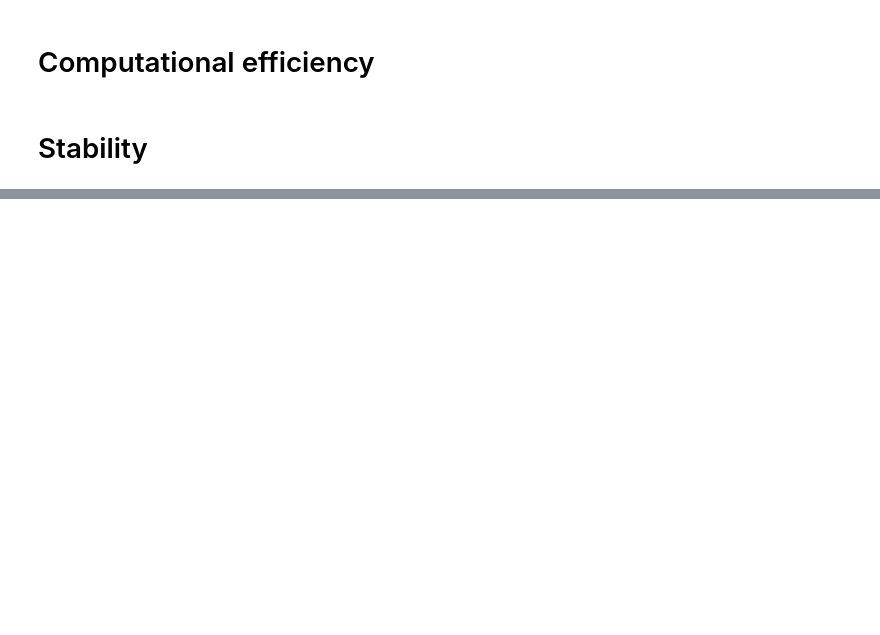
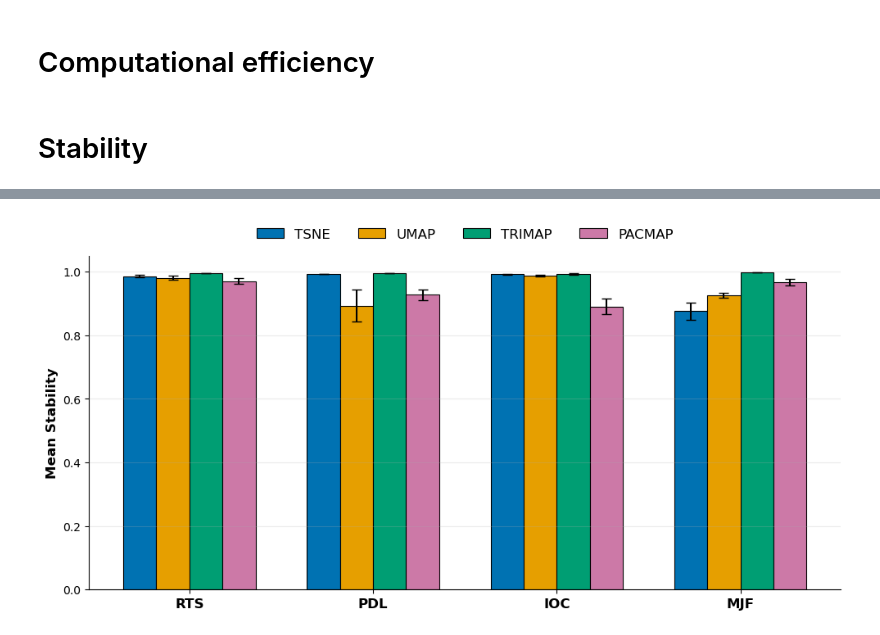
Before and after one commit to GiacomoAlliata/dr_evaluation, a Jupyter notebook: dr_computational.ipynb, the cells around one changed output, grey strips where cells are left out. Cells and saved outputs as stored; diff of their text form; code cells hidden in the pictures; blank space fills up the shorter version.

```diff
--- a/dr_computational.ipynb
+++ b/dr_computational.ipynb
@@ -163,0 +190,6 @@ plt.show()
+# %%
+import hashlib
+
+def make_base_seed(dataset_name, algo_name, global_seed=42):
+    key = f"{global_seed}_{dataset_name}_{algo_name}"
+    return int(hashlib.md5(key.encode()).hexdigest()[:8], 16)
@@ -163,0 +305,14 @@ plt.show()
+# %%
+def parse_corrs(x):
+    if pd.isna(x):
+        return np.array([])
+    x = str(x).strip()
+    x = x.strip("[]")
+    return np.fromstring(x, sep=" ")
+
+stability_long = pd.read_csv("results/stability_long_results_single_sample_10reps.csv")
+stability_long["corrs"] = stability_long["corrs"].apply(parse_corrs)
+
+stability_long = stability_long[stability_long["replicate"] < 16].reset_index(drop=True)
+
+stability_long
@@ -163,0 +427,63 @@ plt.show()
+# %%
+plot_summary = (
+    stability_long
+    .groupby(["dataset", "method"], as_index=False)
+    .agg(
+        mean_stability=("stability_mean", "mean"),
+        std_stability=("stability_mean", "std"),
+    )
+)
+
+dataset_order = ["rts", "pdl", "ioc", "mjf"]
+method_order = ["TSNE", "UMAP", "TRIMAP", "PACMAP"]
+
+
+fig, ax = plt.subplots(figsize=(10, 5))
+
+x = np.arange(len(dataset_order))
+width = 0.18
+
+for i, method in enumerate(method_order):
+    d = (
+        plot_summary[plot_summary["method"] == method]
+        .set_index("dataset")
+        .loc[dataset_order]
+    )
+
+    means = d["mean_stability"].values
+    stds = d["std_stability"].values
+
+    ax.bar(
+        x + i * width - 1.5 * width,
+        means,
+        width,
+        yerr=stds,
+        label=method,
+        capsize=4,
+        color=COLORS_4[i],
+        edgecolor="black",
+        linewidth=0.8,
+    )
+
+ax.set_xticks(x)
+ax.set_xticklabels([d.upper() for d in dataset_order], fontsize=12, fontweight="bold")
+ax.set_ylabel("Mean Stability", fontsize=12, fontweight="bold")
+ax.set_ylim(0, 1.05)
+
+ax.legend(
+    loc="upper center",
+    bbox_to_anchor=(0.5, 1.12),
+    ncols=4,
+    fontsize=12,
+    frameon=False,
+)
+
+ax.grid(axis="y", alpha=0.25)
+ax.spines["top"].set_visible(False)
+ax.spines["right"].set_visible(False)
+
+plt.tight_layout()
+plt.savefig("images/stability_comparison_anova.png", dpi=300, bbox_inches='tight')
+plt.show()
+# %% [output]
+[figure, added]
```
Also changed, not shown: parts of 13 cells of this notebook.
